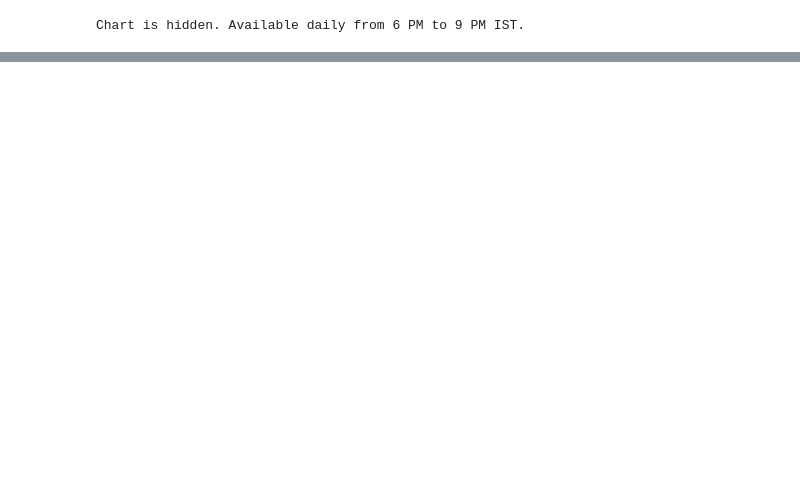
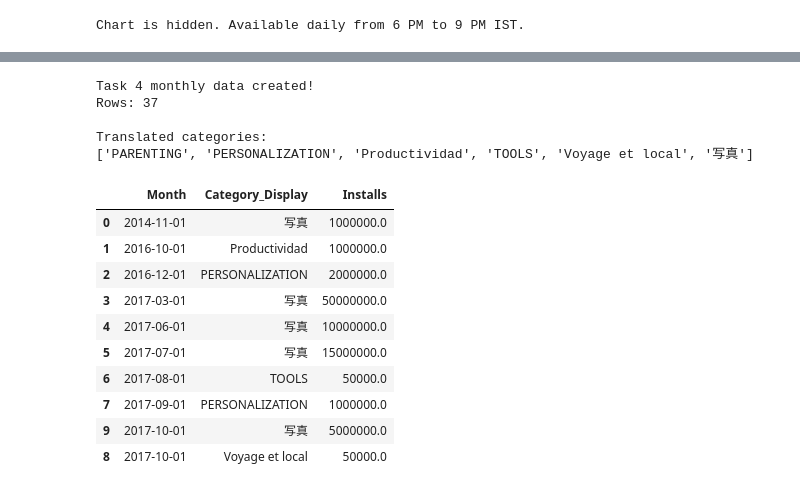
Before and after one commit to sanket2843/kestrel-returns, a Jupyter notebook: Analysis3.ipynb, the cells around one changed output, grey strips where cells are left out. Saved outputs shown, nothing was run; the diff lists cells and outputs as text; code cells hidden in the pictures; blank space fills up the shorter version.

```diff
--- a/Analysis3.ipynb
+++ b/Analysis3.ipynb
@@ -1149,0 +1230,54 @@ Chart is hidden. Available daily from 6 PM to 9 PM IST.
+# %%
+
+# Translate category names for the chart legend
+category_translation4 = {
+    "TRAVEL_AND_LOCAL": "Voyage et local",
+    "PRODUCTIVITY": "Productividad",
+    "PHOTOGRAPHY": "写真"
+}
+
+filtered4["Category_Display"] = (
+    filtered4["Category"]
+    .map(category_translation4)
+    .fillna(filtered4["Category"])
+)
+
+# Create month from Last Updated
+filtered4["Month"] = (
+    filtered4["Last Updated"]
+    .dt.to_period("M")
+    .dt.to_timestamp()
+)
+
+# Aggregate installs by month and category
+monthly4 = (
+    filtered4.groupby(
+        ["Month", "Category_Display"],
+        as_index=False
+    )["Installs"]
+    .sum()
+    .sort_values("Month")
+)
+
+print("Task 4 monthly data created!")
+print("Rows:", len(monthly4))
+print("\nTranslated categories:")
+print(sorted(monthly4["Category_Display"].unique()))
+display(monthly4.head(10))
+# %% [output]
+Task 4 monthly data created!
+Rows: 37
+
+Translated categories:
+['PARENTING', 'PERSONALIZATION', 'Productividad', 'TOOLS', 'Voyage et local', '写真']
+|  | Month | Category_Display | Installs |
+| 0 | 2014-11-01 | 写真 | 1000000.0 |
+| 1 | 2016-10-01 | Productividad | 1000000.0 |
+| 2 | 2016-12-01 | PERSONALIZATION | 2000000.0 |
+| 3 | 2017-03-01 | 写真 | 50000000.0 |
+| 4 | 2017-06-01 | 写真 | 10000000.0 |
+| 5 | 2017-07-01 | 写真 | 15000000.0 |
+| 6 | 2017-08-01 | TOOLS | 50000.0 |
+| 7 | 2017-09-01 | PERSONALIZATION | 1000000.0 |
+| 9 | 2017-10-01 | 写真 | 5000000.0 |
+| 8 | 2017-10-01 | Voyage et local | 50000.0 |
```
Also changed, not shown: parts of 4 cells of this notebook.
